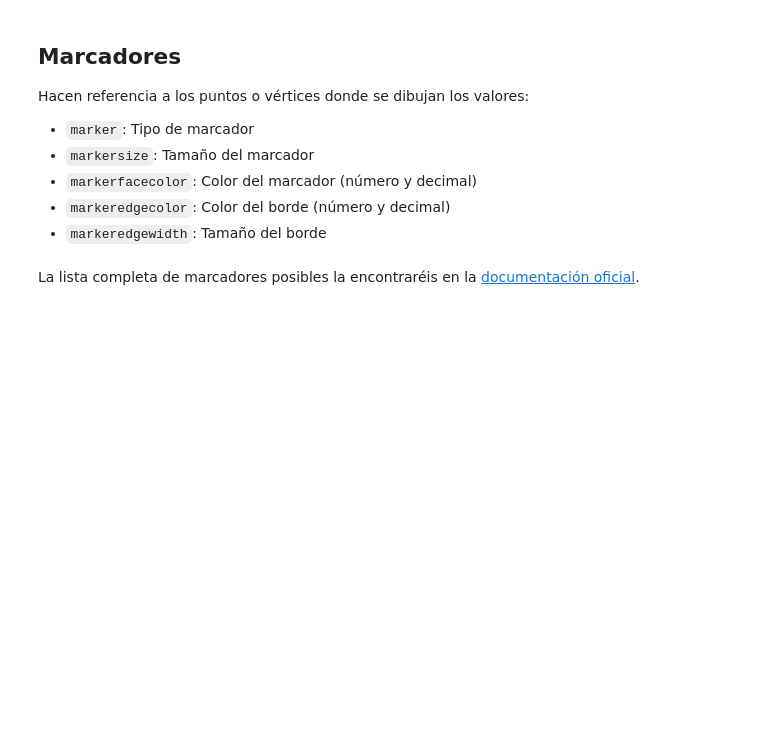
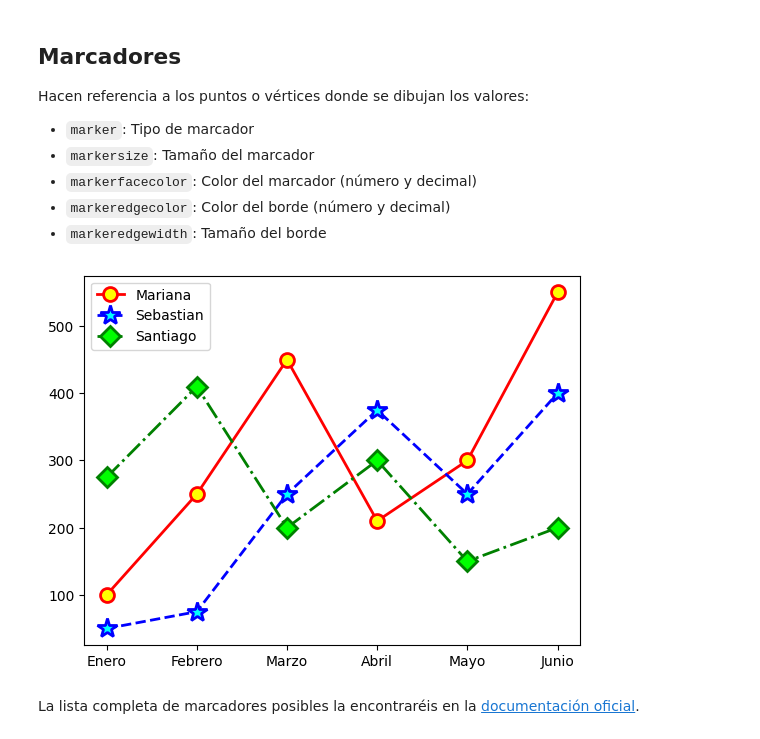
Before and after one commit to marivilla93/Programacion-Python-Basico-GRUPO-1---6181133432, a Jupyter notebook: Estudiantes/Mariana V/NOTEBOOKS CLASES/CLASE 10/06 - Estilos de línea y marcadores.ipynb, the cells around one changed output. Cells and saved outputs as stored; diff of their text form; code cells hidden in the pictures; blank space fills up the shorter version.

```diff
--- a/Estudiantes/Mariana V/NOTEBOOKS CLASES/CLASE 10/06 - Estilos de línea y marcadores.ipynb
+++ b/Estudiantes/Mariana V/NOTEBOOKS CLASES/CLASE 10/06 - Estilos de línea y marcadores.ipynb
@@ -46,17 +80,19 @@ Hacen referencia a los puntos o vértices donde se dibujan los valores:
 arr_pedro
 # %%
 # Configuración de los marcadores
-plt.plot(arr_pedro, label="Pedro", color="red", ls="-", lw="2",
+plt.plot(Mariana, label="Mariana", color="red", ls="-", lw="2",
          marker="o", markersize="10", markeredgewidth="2", markerfacecolor="yellow", markeredgecolor="red")
 
-plt.plot(arr_marta, label="Marta", color="#0000ff", ls="--", lw="2",
+plt.plot(Sebastian, label="Sebastian", color="#0000ff", ls="--", lw="2",
          marker="*", markersize="15", markeredgewidth="2", markerfacecolor="cyan", markeredgecolor="#0000ff")
 
-plt.plot(arr_ana, label="Ana", color="green", ls="-.", lw="2",
+plt.plot(Santiago, label="Santiago", color="green", ls="-.", lw="2",
          marker="D", markersize="10", markeredgewidth="2", markerfacecolor="lime", markeredgecolor="green")
 
 plt.xticks(mapeado, meses)
 plt.legend()
 plt.show()
+# %% [output]
+[figure, added]
 # %% [markdown]
 La lista completa de marcadores posibles la encontraréis en la [documentación oficial](https://matplotlib.org/api/markers_api.html).
```
Also changed, not shown: parts of 3 cells of this notebook, 4 other files.
